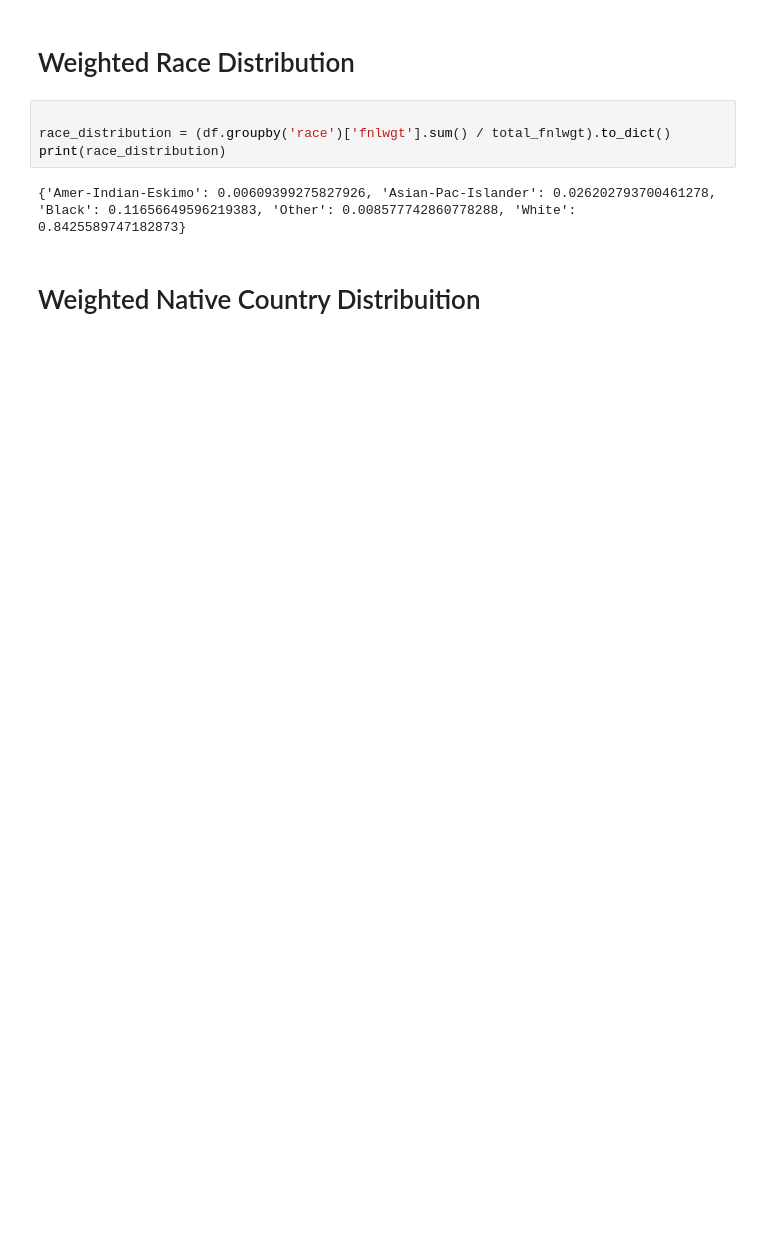
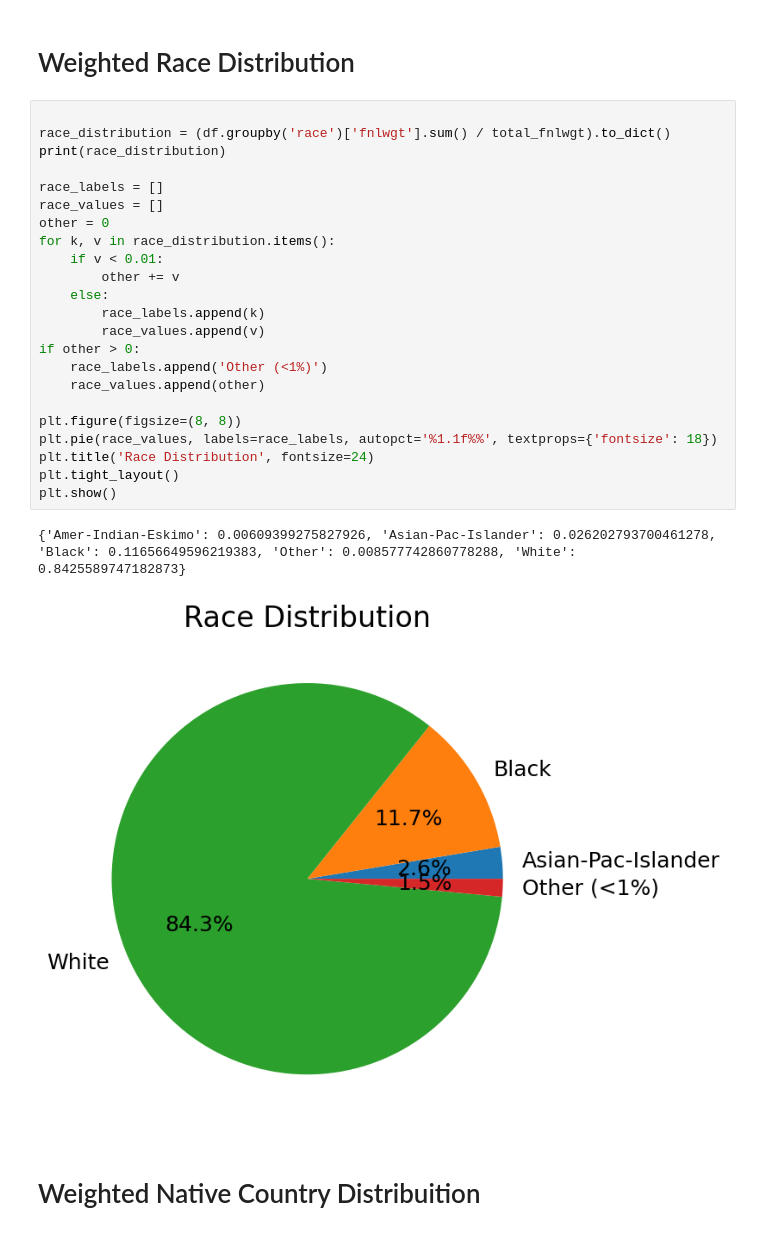
Before and after one commit to xHuGODx/TAA-Project, a Jupyter notebook: adult_dataset.ipynb, the cells around one changed output. Drawn from its saved outputs; the diff is of its cells as text; blank space fills up the shorter version.

```diff
--- a/adult_dataset.ipynb
+++ b/adult_dataset.ipynb
@@ -168,9 +212,29 @@ print(education_distribution)
 # %%
 
 race_distribution = (df.groupby('race')['fnlwgt'].sum() / total_fnlwgt).to_dict()
 print(race_distribution)
+
+race_labels = []
+race_values = []
+other = 0
+for k, v in race_distribution.items():
+    if v < 0.01:
+        other += v
+    else:
+        race_labels.append(k)
+        race_values.append(v)
+if other > 0:
+    race_labels.append('Other (<1%)')
+    race_values.append(other)
+
+plt.figure(figsize=(8, 8))
+plt.pie(race_values, labels=race_labels, autopct='%1.1f%%', textprops={'fontsize': 18})
+plt.title('Race Distribution', fontsize=24)
+plt.tight_layout()
+plt.show()
 # %% [output]
 {'Amer-Indian-Eskimo': 0.00609399275827926, 'Asian-Pac-Islander': 0.026202793700461278, 'Black': 0.11656649596219383, 'Other': 0.008577742860778288, 'White': 0.8425589747182873}
+[figure, added]
 # %% [markdown]
 # Weighted Native Country Distribuition
 # %%
```
Also changed, not shown: parts of 10 cells of this notebook.
